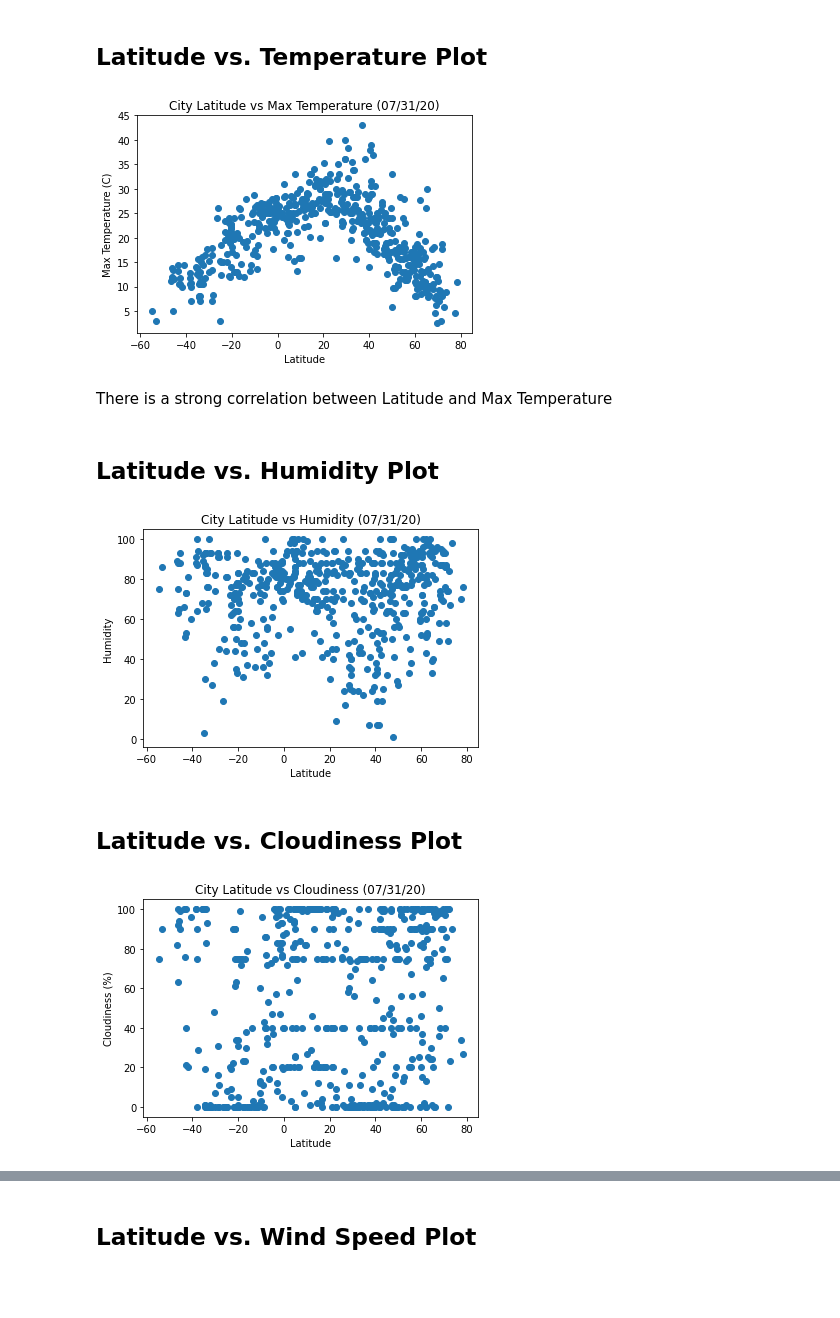
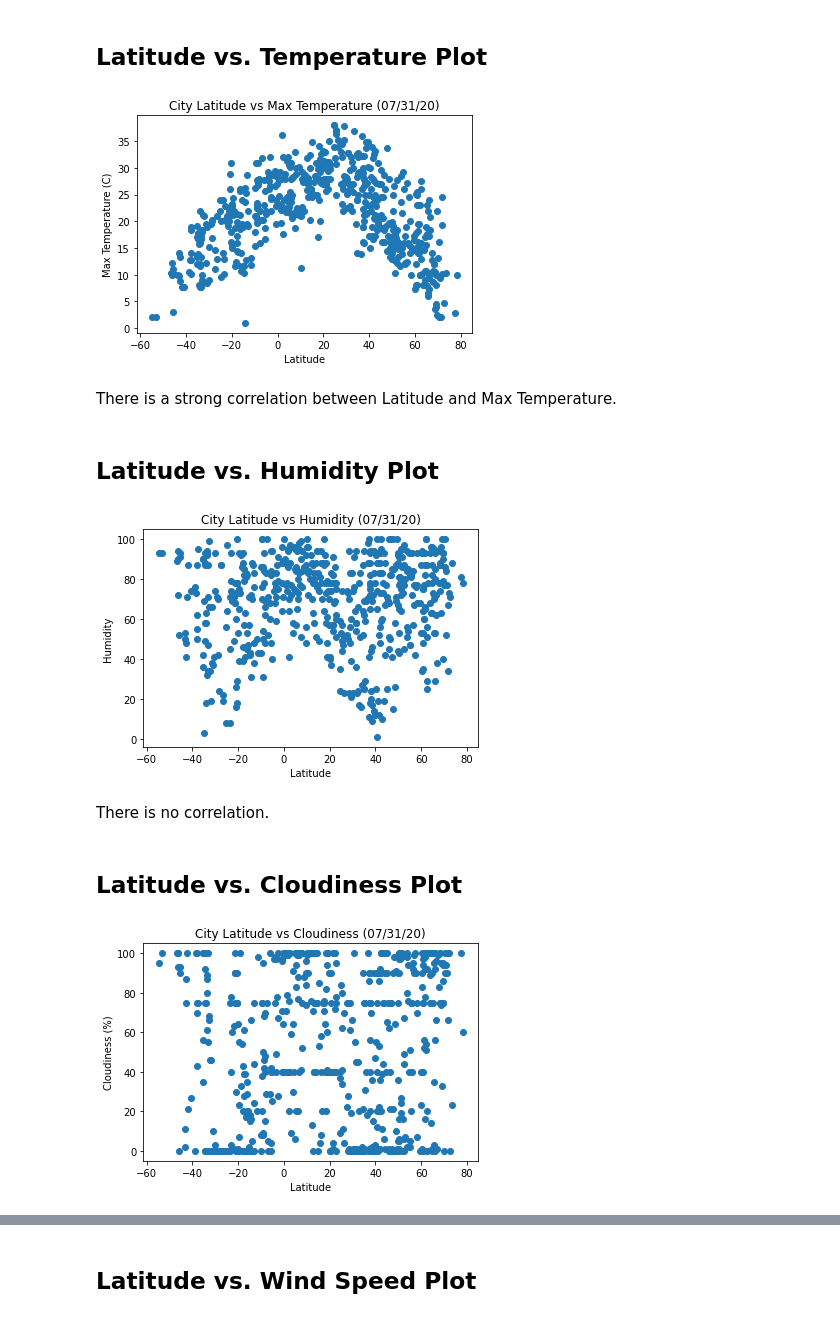
Before and after one commit to palominocp/python-api-challenge, a Jupyter notebook: WeatherPy/WeatherPy.ipynb, the cells around one changed output, grey strips where cells are left out. Saved outputs shown, nothing was run; the diff lists cells and outputs as text; code cells hidden in the pictures; blank space fills up the shorter version.

```diff
--- a/WeatherPy/WeatherPy.ipynb
+++ b/WeatherPy/WeatherPy.ipynb
@@ -134,0 +132,5 @@ cities_df[cities_df['Humidity'] > 100]
+# %%
+cities_file = "output_data/cities.csv"
+cities_file_df = pd.read_csv(cities_file)
+cities_file_df
+cities_file_df[cities_file_df['Humidity'] > 100]
@@ -147,32 +151,34 @@ cities_df[cities_df['Humidity'] > 100]
 # %% [markdown]
 ## Latitude vs. Temperature Plot
 # %%
-plt.scatter(lat, max_temp)
+plt.scatter(cities_file_df['Lat'], cities_file_df['Max Temp'])
 plt.title('City Latitude vs Max Temperature (07/31/20)')
 plt.xlabel('Latitude')
 plt.ylabel('Max Temperature (C)')
 plt.show()
 # %% [output]
-[figure, old version]
+[figure, new version]
 # %% [markdown]
-There is a strong correlation between Latitude and Max Temperature
+There is a strong correlation between Latitude and Max Temperature.
 # %% [markdown]
 ## Latitude vs. Humidity Plot
 # %%
-plt.scatter(lat, humidity)
+plt.scatter(cities_file_df['Lat'], cities_file_df['Humidity'])
 plt.title('City Latitude vs Humidity (07/31/20)')
 plt.xlabel('Latitude')
 plt.ylabel('Humidity')
 plt.show()
 # %% [output]
-[figure, old version]
+[figure, new version]
+# %% [markdown]
+There is no correlation.
 # %% [markdown]
 ## Latitude vs. Cloudiness Plot
 # %%
-plt.scatter(lat, cloudiness)
+plt.scatter(cities_file_df['Lat'], cities_file_df['Cloudiness'])
 plt.title('City Latitude vs Cloudiness (07/31/20)')
 plt.xlabel('Latitude')
 plt.ylabel('Cloudiness (%)')
 plt.show()
 # %% [output]
-[figure, old version]
+[figure, new version]
```
Also changed, not shown: parts of 17 cells of this notebook, 1 other file.
